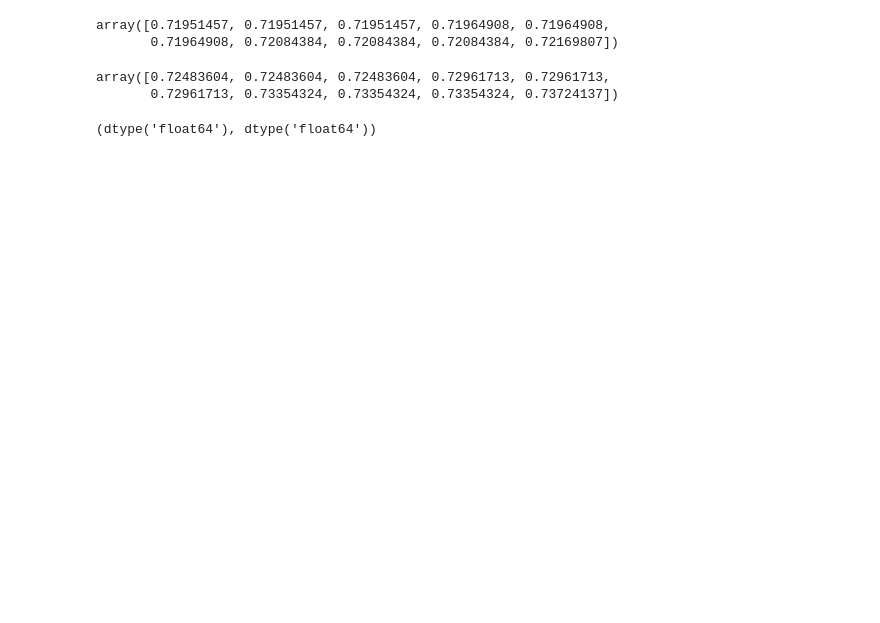
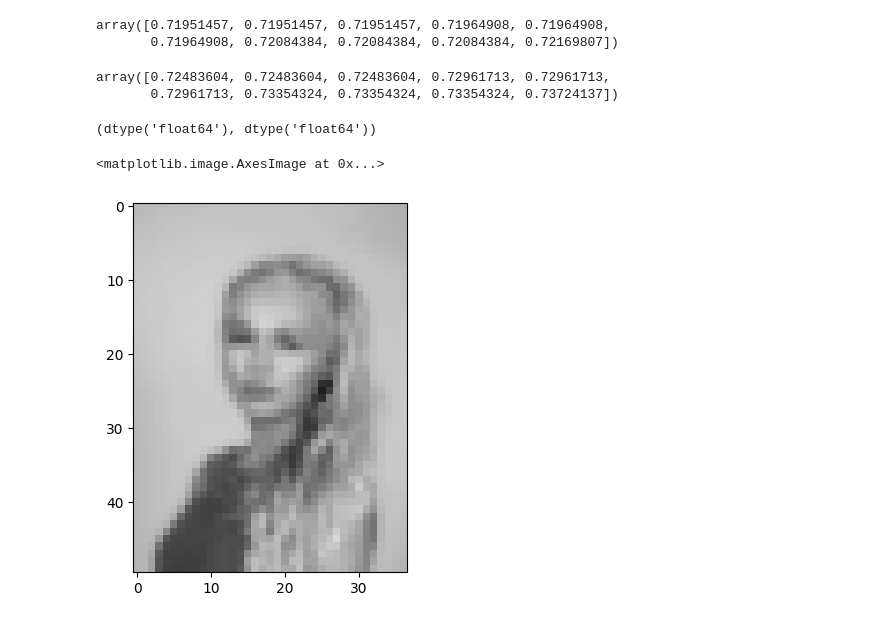
Before and after one commit to joony0512/Deep_Learning_Class, a Jupyter notebook: Part8/P8_Ch05_CH01.ipynb, the cells around one changed output. Cells and saved outputs as stored; diff of their text form; code cells hidden in the pictures; blank space fills up the shorter version.

```diff
--- a/Part8/P8_Ch05_CH01.ipynb
+++ b/Part8/P8_Ch05_CH01.ipynb
@@ -144,3 +147,8 @@ array([0.72483604, 0.72483604, 0.72483604, 0.72961713, 0.72961713,
 train_big_images.dtype, train_small_images.dtype
 # %% [output]
 (dtype('float64'), dtype('float64'))
+# %%
+plt.imshow(train_small_images[0])
+# %% [output]
+<matplotlib.image.AxesImage at 0x...>
+[figure, added]
```
Also changed, not shown: parts of 7 cells of this notebook.
